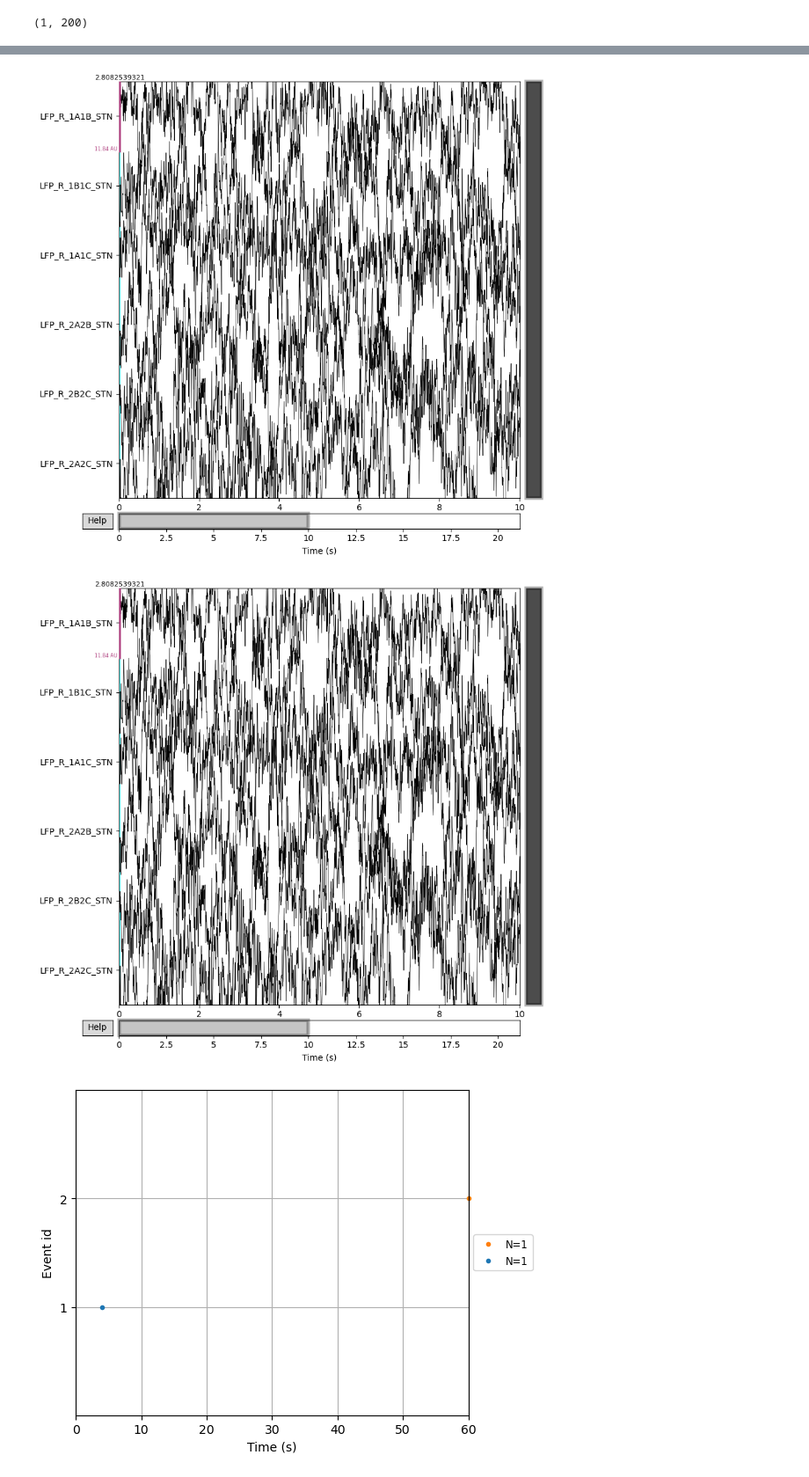
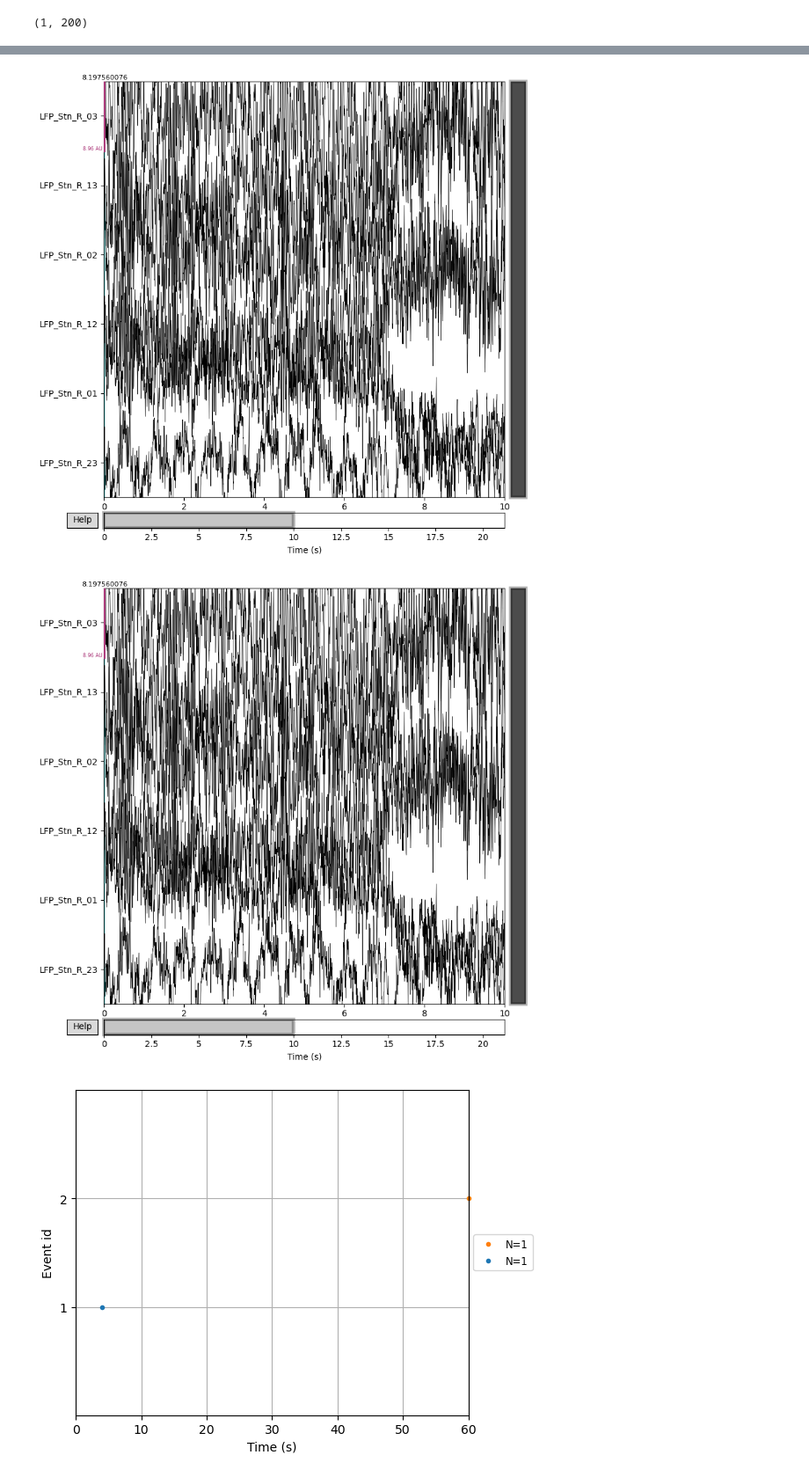
Before and after one commit to jgvhabets/PyPerceive, a Jupyter notebook: code/notebooks/percept_tf_analysis.ipynb, the cells around one changed output, grey strips where cells are left out. Shown at 88% size. Cells and saved outputs as stored; diff of their text form; code cells hidden in the pictures.

```diff
--- a/code/notebooks/percept_tf_analysis.ipynb
+++ b/code/notebooks/percept_tf_analysis.ipynb
@@ -273,10 +281,10 @@ The data object has:
 ## 2. MNE basics
 # %%
 
-sub017 = mainclass.PerceiveData(
-    sub = "017",
-    incl_modalities=["Survey"],
-    incl_session = ["FU12M"],
-    incl_condition =["M0S0"],
-    incl_task = ["RestBSSuRingR"]
+sub024 = mainclass.PerceiveData(
+    sub = "024",
+    incl_modalities=["survey"],
+    incl_session = ["postop", "fu3m", "fu12m"],
+    incl_condition =["m0s0"],
+    incl_task = ["rest"]
     )
@@ -313,5 +377,6 @@ dict_keys(['raw_0'])
+# %%
+raw = sub024.survey.fu3m.m0s0.rest.data['RestBSSuRingR']
 # %%
-raw = rawsub017_data["raw_0"]
 raw.info.keys()
 # %% [output]
 dict_keys(['acq_pars', 'acq_stim', 'ctf_head_t', 'description', 'dev_ctf_t', 'dig', 'experimenter', 'utc_offset', 'device_info', 'file_id', 'highpass', 'hpi_subsystem', 'kit_system_id', 'helium_info', ...
@@ -568,8 +727,8 @@ plt.show()
 # %%
-raw.plot(raw.get_data(picks='LFP_R_1A1B_STN'))
+raw.plot(raw.get_data(picks='LFP_Stn_R_03'))
 # %% [output]
-[figure, old version]
+[figure, new version]
-[figure, old version]
+[figure, new version]
 # %%
 raw.info['bads'] = [
     'LFP_R_1A1B_STN',
```
Also changed, not shown: parts of 33 cells of this notebook.
